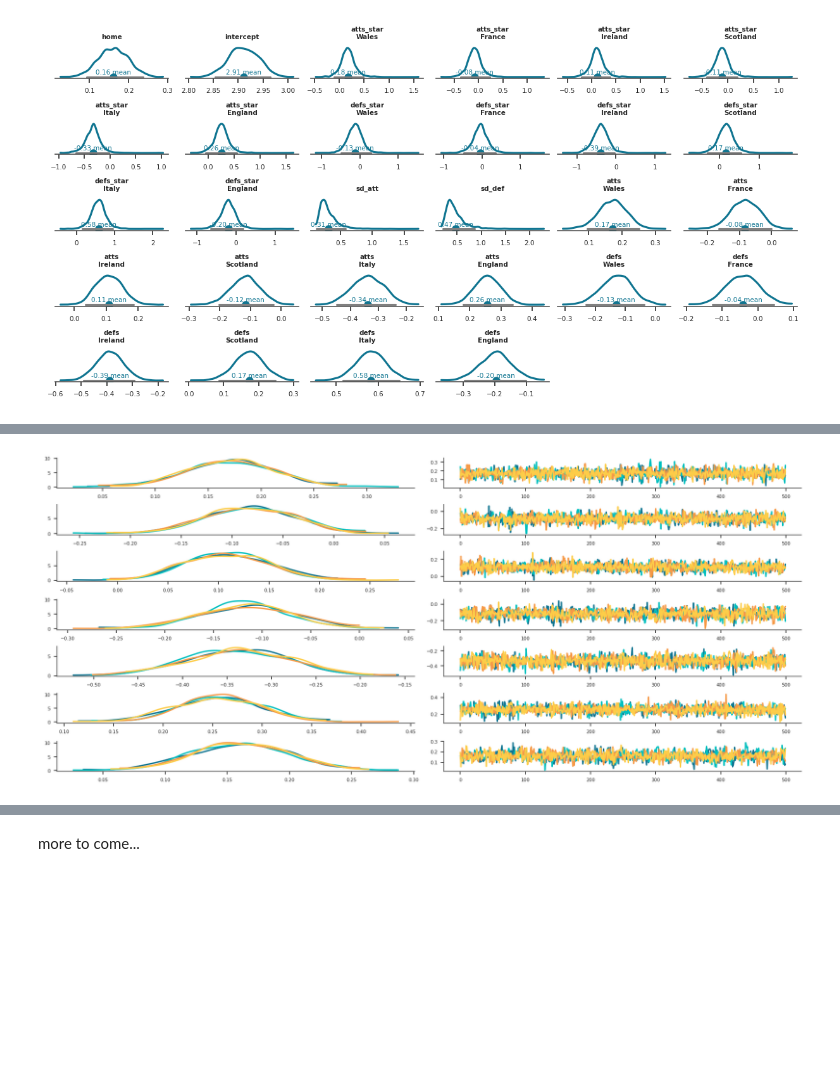
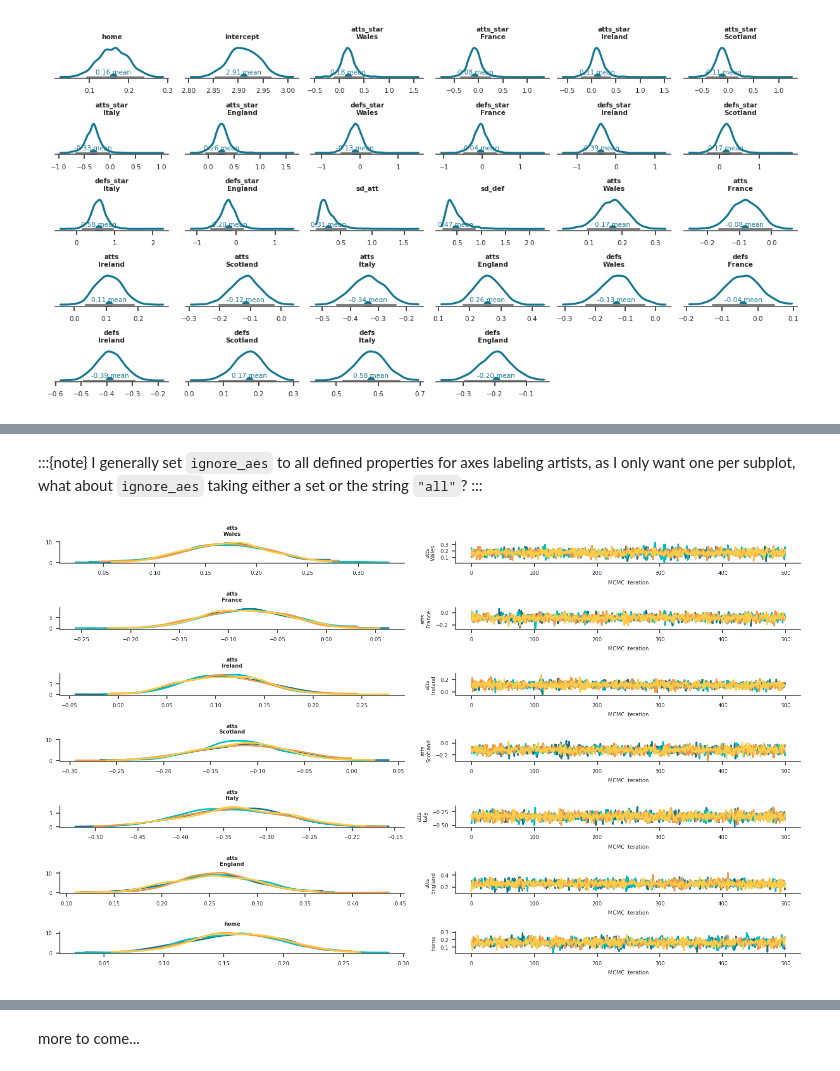
Before and after one commit to arviz-devs/xrtist, a Jupyter notebook: docs/source/plot_museum.ipynb, the cells around one changed output, grey strips where cells are left out. Saved outputs shown, nothing was run; the diff lists cells and outputs as text; code cells hidden in the pictures; blank space fills up the shorter version.

Commit message:
rerun plot museum examples

```diff
--- a/docs/source/plot_museum.ipynb
+++ b/docs/source/plot_museum.ipynb
@@ -227,24 +283,13 @@ DataTree('None', parent=None)
+# %% [markdown]
+:::{note}
+I generally set `ignore_aes` to all defined properties for axes labeling artists, as I only want one per subplot,
+what about `ignore_aes` taking either a set or the string `"all"`?
+:::
 # %%
-pc = PlotMuseum.grid(
-    post[["atts", "home"]].expand_dims(column=2), # add dummy dim for the extra 2 col facetting
-    rows=["__variable__", "team"],
-    cols=["column"],
-    aes={"color": ["chain"]},
-    color=[f"C{i}" for i in range(4)],
-    subplot_kws={"figsize": (12, 8)}
-)
-# plot on right column
-pc.map(
-    lambda values, target, backend, **kwargs: target.plot(
-        np.arange(len(values)), values, **kwargs
-    )[0],
-    "trace",
-    coords={"column": 1},
-)
-pc.map(kde_artist, "kde", coords={"column": 0})
+pc = plot_trace(post[["atts", "home"]])
 plt.show()
 # %% [output]
-[figure, old version]
+[figure, new version]
 # %%
 pc.viz
 # %% [output]
```
Also changed, not shown: parts of 9 cells of this notebook.
